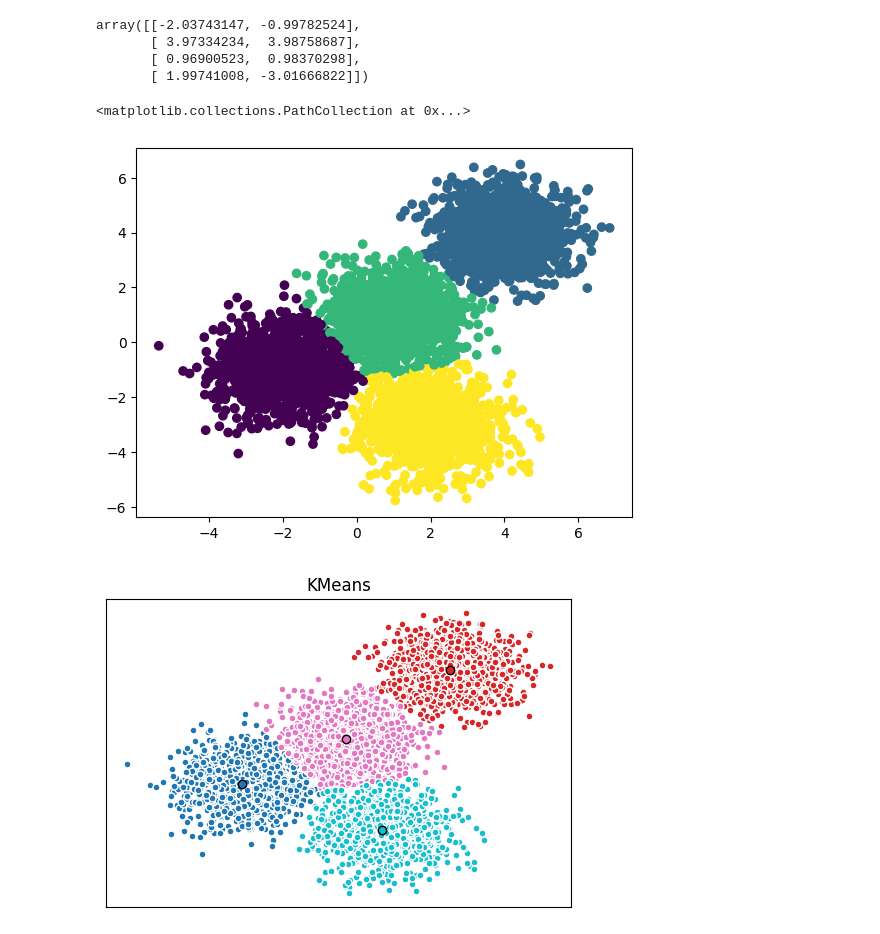
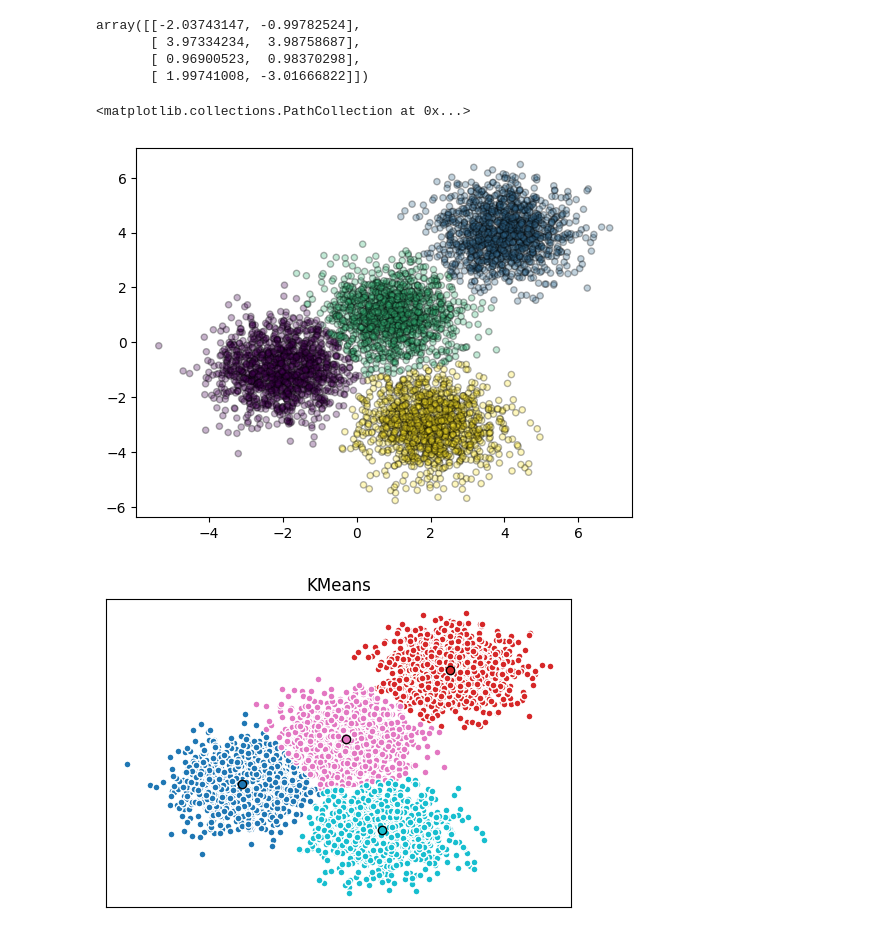
Before and after one commit to Innovatewithapple/Kmeans, a Jupyter notebook: Kmeans.ipynb, the cells around one changed output. Cells and saved outputs as stored; diff of their text form; code cells hidden in the pictures.

```diff
--- a/Kmeans.ipynb
+++ b/Kmeans.ipynb
@@ -39,10 +39,10 @@ array([[-2.03743147, -0.99782524],
        [ 0.96900523,  0.98370298],
        [ 1.99741008, -3.01666822]])
 # %%
-plt.scatter(X[:,0], X[:,1], c=kmeans_labels_name)
+plt.scatter(X[:,0], X[:,1], c=kmeans_labels_name,marker='.',alpha=0.3,ec='k',s=80)
 # %% [output]
 <matplotlib.collections.PathCollection at 0x...>
-[figure, old version]
+[figure, new version]
 # %%
 fig = plt.figure(figsize=(6, 4))
 # Colors uses a color map, which will produce an array of colors based on
```
